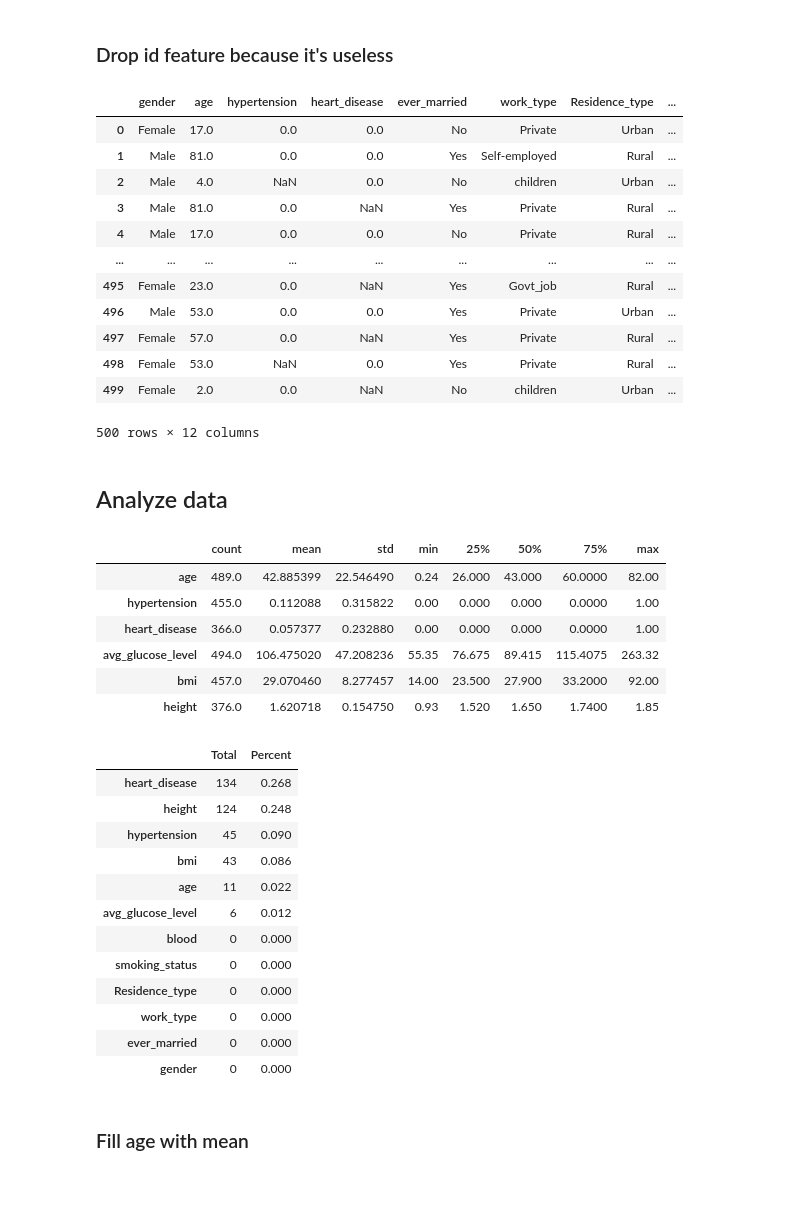
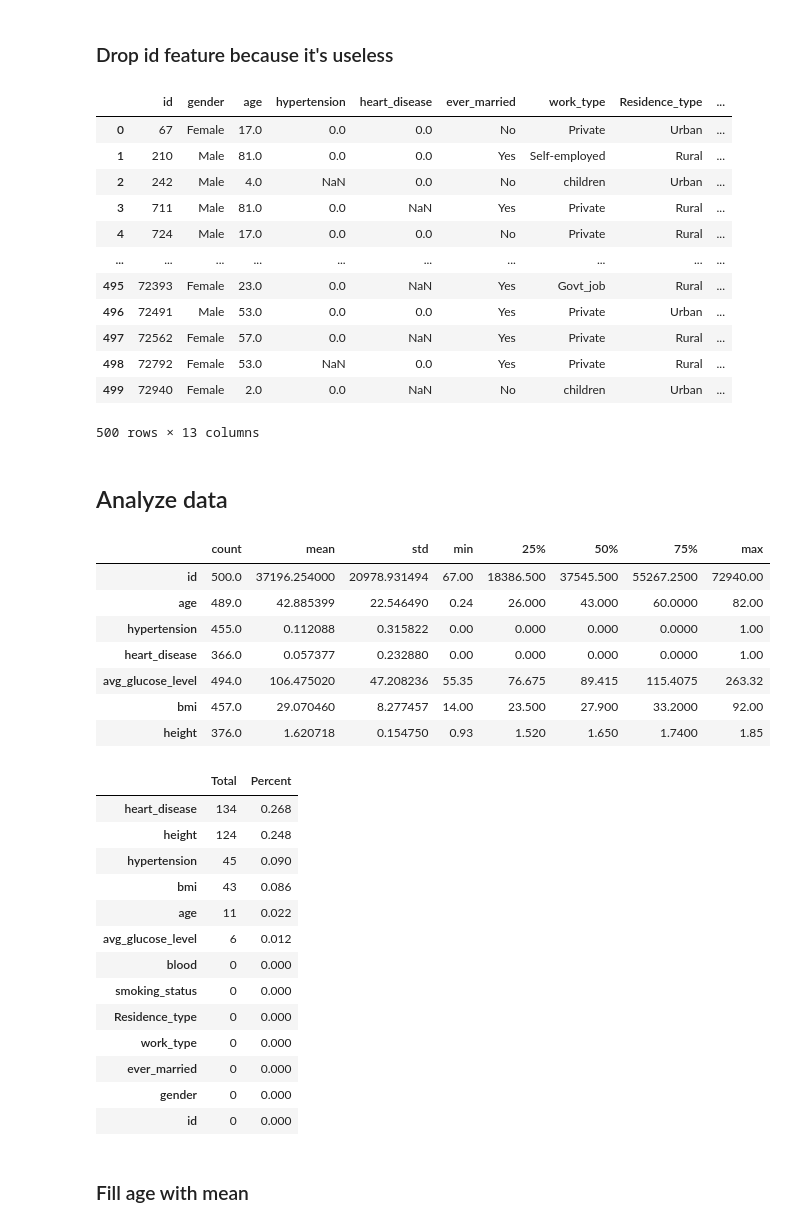
Before and after one commit to VinhDevNguyen/Stroke-Prediction, a Jupyter notebook: TestEDA.ipynb, the cells around one changed output. Saved outputs shown, nothing was run; the diff lists cells and outputs as text; code cells hidden in the pictures; blank space fills up the shorter version.

Commit message:
No drop id

```diff
--- a/TestEDA.ipynb
+++ b/TestEDA.ipynb
@@ -22,28 +22,28 @@ raw_df.head()
 ### Drop id feature because it's useless
 # %%
 df = raw_df.copy()
-df.drop(columns=['id'], inplace=True)
 df
 # %% [output]
-|  | gender | age | hypertension | heart_disease | ever_married | work_type | Residence_type | ... |
-| 0 | Female | 17.0 | 0.0 | 0.0 | No | Private | Urban | ... |
-| 1 | Male | 81.0 | 0.0 | 0.0 | Yes | Self-employed | Rural | ... |
-| 2 | Male | 4.0 | NaN | 0.0 | No | children | Urban | ... |
-| 3 | Male | 81.0 | 0.0 | NaN | Yes | Private | Rural | ... |
-| 4 | Male | 17.0 | 0.0 | 0.0 | No | Private | Rural | ... |
-| ... | ... | ... | ... | ... | ... | ... | ... | ... |
-| 495 | Female | 23.0 | 0.0 | NaN | Yes | Govt_job | Rural | ... |
-| 496 | Male | 53.0 | 0.0 | 0.0 | Yes | Private | Urban | ... |
-| 497 | Female | 57.0 | 0.0 | NaN | Yes | Private | Rural | ... |
-| 498 | Female | 53.0 | NaN | 0.0 | Yes | Private | Rural | ... |
-| 499 | Female | 2.0 | 0.0 | NaN | No | children | Urban | ... |
+|  | id | gender | age | hypertension | heart_disease | ever_married | work_type | Residence_type | ... |
+| 0 | 67 | Female | 17.0 | 0.0 | 0.0 | No | Private | Urban | ... |
+| 1 | 210 | Male | 81.0 | 0.0 | 0.0 | Yes | Self-employed | Rural | ... |
+| 2 | 242 | Male | 4.0 | NaN | 0.0 | No | children | Urban | ... |
+| 3 | 711 | Male | 81.0 | 0.0 | NaN | Yes | Private | Rural | ... |
+| 4 | 724 | Male | 17.0 | 0.0 | 0.0 | No | Private | Rural | ... |
+| ... | ... | ... | ... | ... | ... | ... | ... | ... | ... |
+| 495 | 72393 | Female | 23.0 | 0.0 | NaN | Yes | Govt_job | Rural | ... |
+| 496 | 72491 | Male | 53.0 | 0.0 | 0.0 | Yes | Private | Urban | ... |
+| 497 | 72562 | Female | 57.0 | 0.0 | NaN | Yes | Private | Rural | ... |
+| 498 | 72792 | Female | 53.0 | NaN | 0.0 | Yes | Private | Rural | ... |
+| 499 | 72940 | Female | 2.0 | 0.0 | NaN | No | children | Urban | ... |
-500 rows × 12 columns
+500 rows × 13 columns
 # %% [markdown]
 ## Analyze data
 # %%
 df.describe().transpose()
 # %% [output]
 |  | count | mean | std | min | 25% | 50% | 75% | max |
+| id | 500.0 | 37196.254000 | 20978.931494 | 67.00 | 18386.500 | 37545.500 | 55267.2500 | 72940.00 |
 | age | 489.0 | 42.885399 | 22.546490 | 0.24 | 26.000 | 43.000 | 60.0000 | 82.00 |
 | hypertension | 455.0 | 0.112088 | 0.315822 | 0.00 | 0.000 | 0.000 | 0.0000 | 1.00 |
 | heart_disease | 366.0 | 0.057377 | 0.232880 | 0.00 | 0.000 | 0.000 | 0.0000 | 1.00 |
@@ -72,6 +72,7 @@ draw_missing_data_table(df)
 | work_type | 0 | 0.000 |
 | ever_married | 0 | 0.000 |
 | gender | 0 | 0.000 |
+| id | 0 | 0.000 |
 # %% [markdown]
 ### Fill age with mean
 # %%
```
Also changed, not shown: parts of 16 cells of this notebook, 1 other file.
